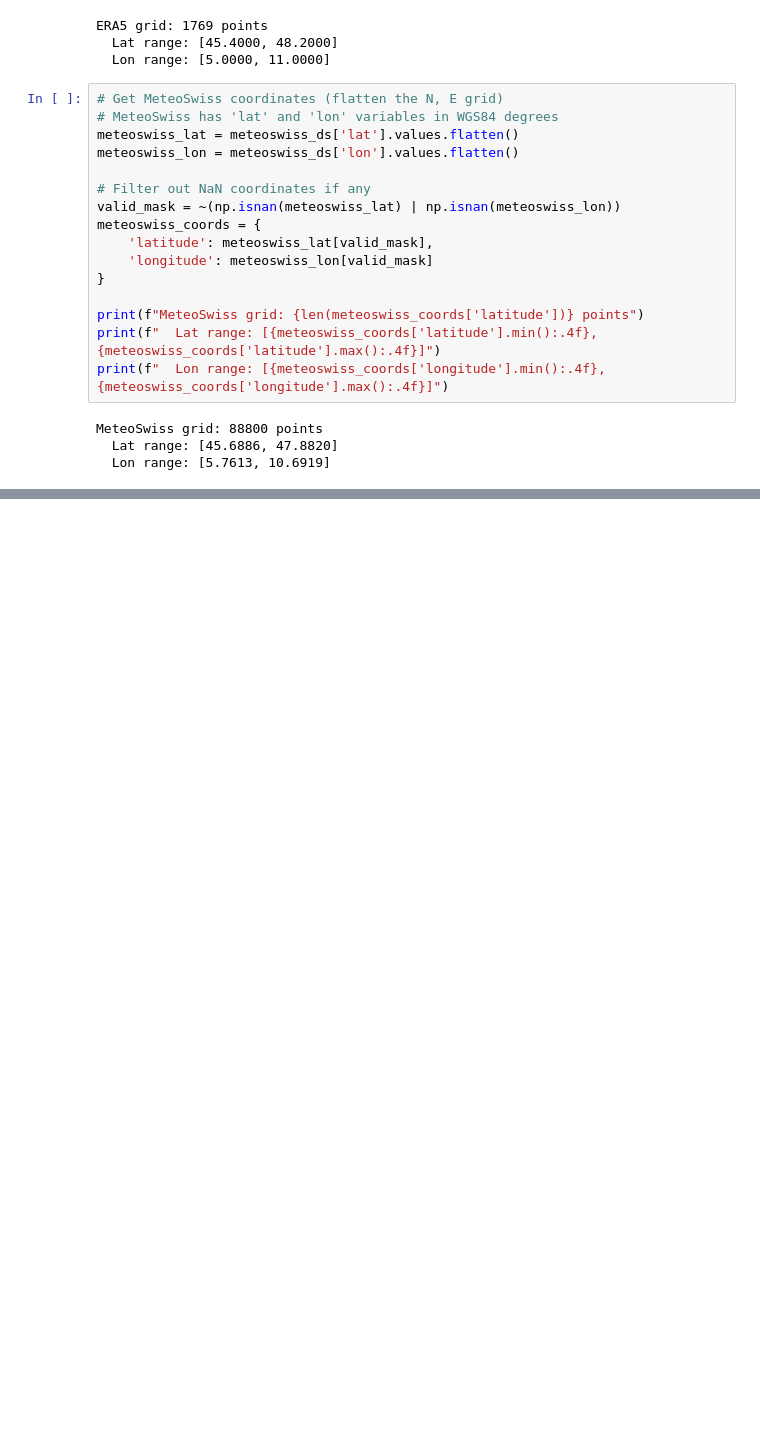
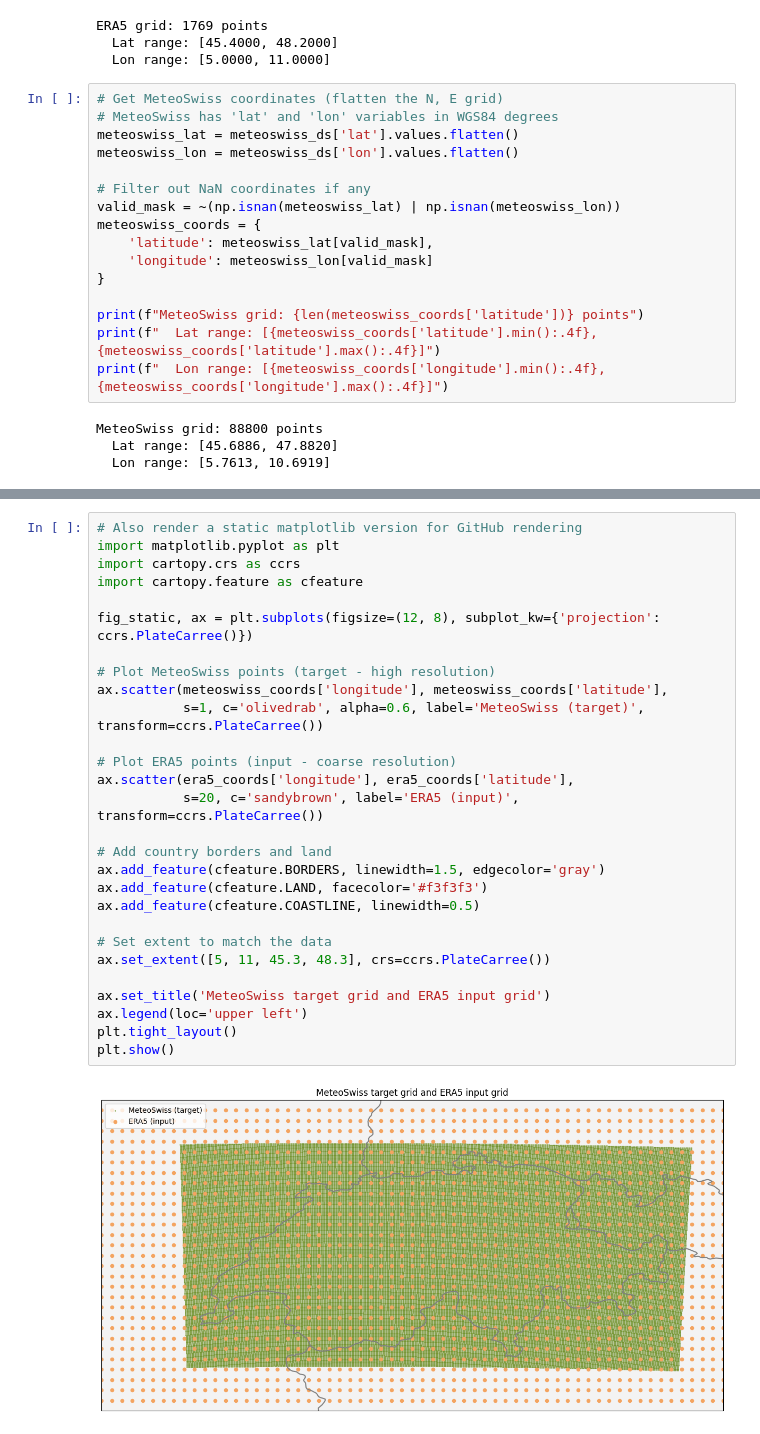
Before and after one commit to adrienpaolini/convNPClimate, a Jupyter notebook: dataset_plot.ipynb, the cells around one changed output, grey strips where cells are left out. Saved outputs shown, nothing was run; the diff lists cells and outputs as text; blank space fills up the shorter version.

Commit message:
Getting better plots of ERA5-Land vs SwissMeteo grids.

```diff
--- a/dataset_plot.ipynb
+++ b/dataset_plot.ipynb
@@ -135,3 +138,33 @@ fig.update_layout(
 )
 
 fig.show()
+# %%
+# Also render a static matplotlib version for GitHub rendering
+import matplotlib.pyplot as plt
+import cartopy.crs as ccrs
+import cartopy.feature as cfeature
+
+fig_static, ax = plt.subplots(figsize=(12, 8), subplot_kw={'projection': ccrs.PlateCarree()})
+
+# Plot MeteoSwiss points (target - high resolution)
+ax.scatter(meteoswiss_coords['longitude'], meteoswiss_coords['latitude'],
+           s=1, c='olivedrab', alpha=0.6, label='MeteoSwiss (target)', transform=ccrs.PlateCarree())
+
+# Plot ERA5 points (input - coarse resolution)
+ax.scatter(era5_coords['longitude'], era5_coords['latitude'],
+           s=20, c='sandybrown', label='ERA5 (input)', transform=ccrs.PlateCarree())
+
+# Add country borders and land
+ax.add_feature(cfeature.BORDERS, linewidth=1.5, edgecolor='gray')
+ax.add_feature(cfeature.LAND, facecolor='#f3f3f3')
+ax.add_feature(cfeature.COASTLINE, linewidth=0.5)
+
+# Set extent to match the data
+ax.set_extent([5, 11, 45.3, 48.3], crs=ccrs.PlateCarree())
+
+ax.set_title('MeteoSwiss target grid and ERA5 input grid')
+ax.legend(loc='upper left')
+plt.tight_layout()
+plt.show()
+# %% [output]
+[figure, added]
```
Also changed, not shown: parts of 1 cell of this notebook, 1 other file.
